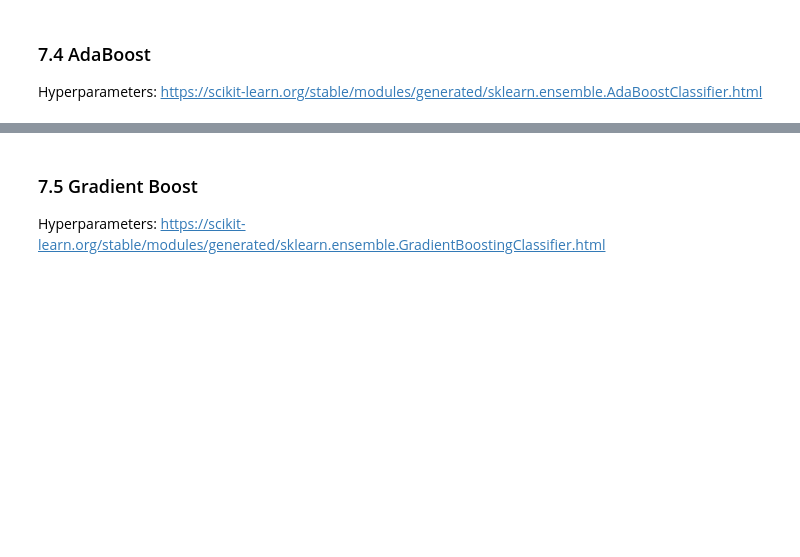
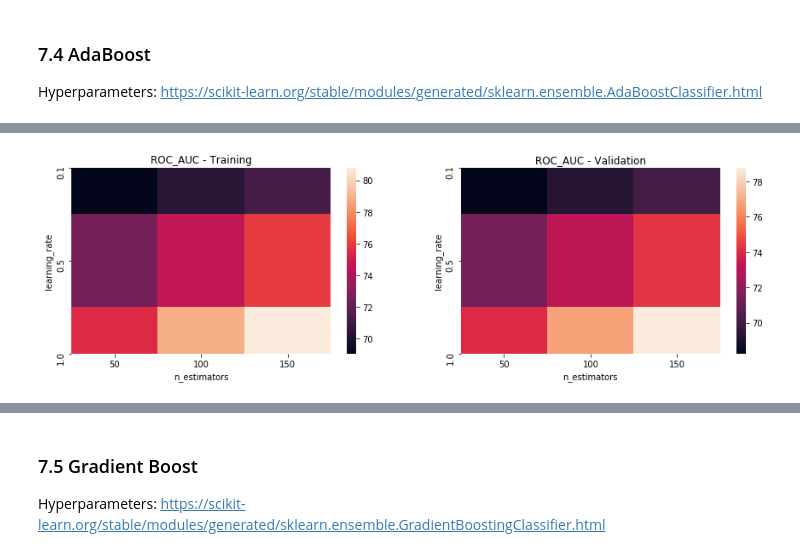
Before and after one commit to khairulomar/Flight_Delays, a Jupyter notebook: flight_delay_notebook.ipynb, the cells around one changed output, grey strips where cells are left out. Saved outputs shown, nothing was run; the diff lists cells and outputs as text; code cells hidden in the pictures; blank space fills up the shorter version.

```diff
--- a/flight_delay_notebook.ipynb
+++ b/flight_delay_notebook.ipynb
@@ -914,5 +922,5 @@ roc_plot(adaboost,X_train,y_train,X_val,y_val)
 # %%
-# Adaboost parameter tuning
+# Adaboost parameter tuning - Round 1
 #
 # base_estimator: object, optional (default=None)
 # n_estimators: int, optional (default=50)
@@ -920,18 +928,19 @@ roc_plot(adaboost,X_train,y_train,X_val,y_val)
 # algorithm: {‘SAMME’, ‘SAMME.R’}, optional (default=’SAMME.R’)
 # random_state: int, RandomState instance or None, optional (default=None)
 
-# start = time.time()
-# print(f'Start: {(datetime.utcfromtimestamp(start).strftime("%H:%M:%S"))}')
-# adaboost = Pipeline([('ssc', StandardScaler()),
-#                      ('ada', AdaBoostClassifier())])
-# ada_params = {'ada__learning_rate': [1],
-#               'ada__n_estimators': [50]
-#              }
-# kfold = 3
-# ada_gs = GridSearchCV(estimator=adaboost, param_grid=ada_params, scoring='accuracy',
-#                         cv=kfold, verbose=1, return_train_score=True)
-# adaboost_gs.fit(X_train, y_train)
-# print('Best accuracy: %.4f' % ada_gs.best_score_)
-# print('Best params:\n', ada_gs.best_params_)
-# print(f'End: {datetime.utcfromtimestamp(time.time()).strftime("%H:%M:%S")} in {round((time.time()-start)/60,1)} minutes')
-# print(f'Avg time per fit: {round(np.mean(ada_gs.cv_results_["mean_fit_time"]),1)} sec')
+model = adaboost
+start = time.time()
+print(f'Start: {(datetime.utcfromtimestamp(start).strftime("%H:%M:%S"))}')
+
+param_grid = {'learning_rate':[0.1,0.5, 1], 'n_estimators':[50, 100, 150]}
+
+opt_model = GridSearchCV(model,param_grid,cv=3,scoring='roc_auc',return_train_score=True,n_jobs=-1)
+opt_model.fit(X_train,y_train)
+best_model = opt_model.best_estimator_
+
+print(f'End: {datetime.utcfromtimestamp(time.time()).strftime("%H:%M:%S")} in {round((time.time()-start)/60,1)} minutes')
+
+scores(best_model,X_train,X_val,y_train,y_val)
+print(opt_model.best_params_)
+opt_plots(opt_model, 'learning_rate', 'n_estimators')
+# %% [output]
@@ -937,0 +950 @@ roc_plot(adaboost,X_train,y_train,X_val,y_val)
+[figure, added]
```
Also changed, not shown: parts of 20 cells of this notebook.
